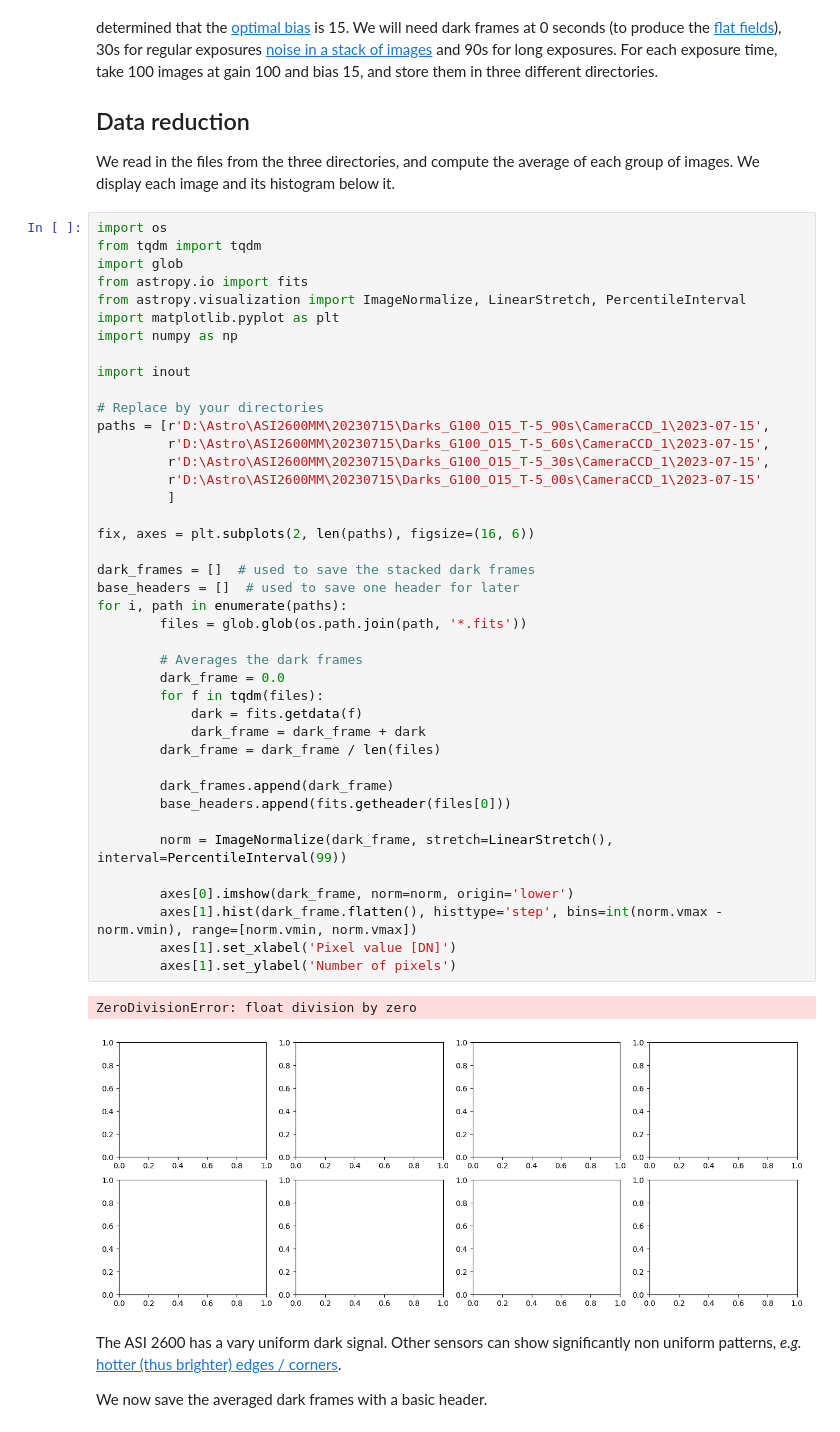
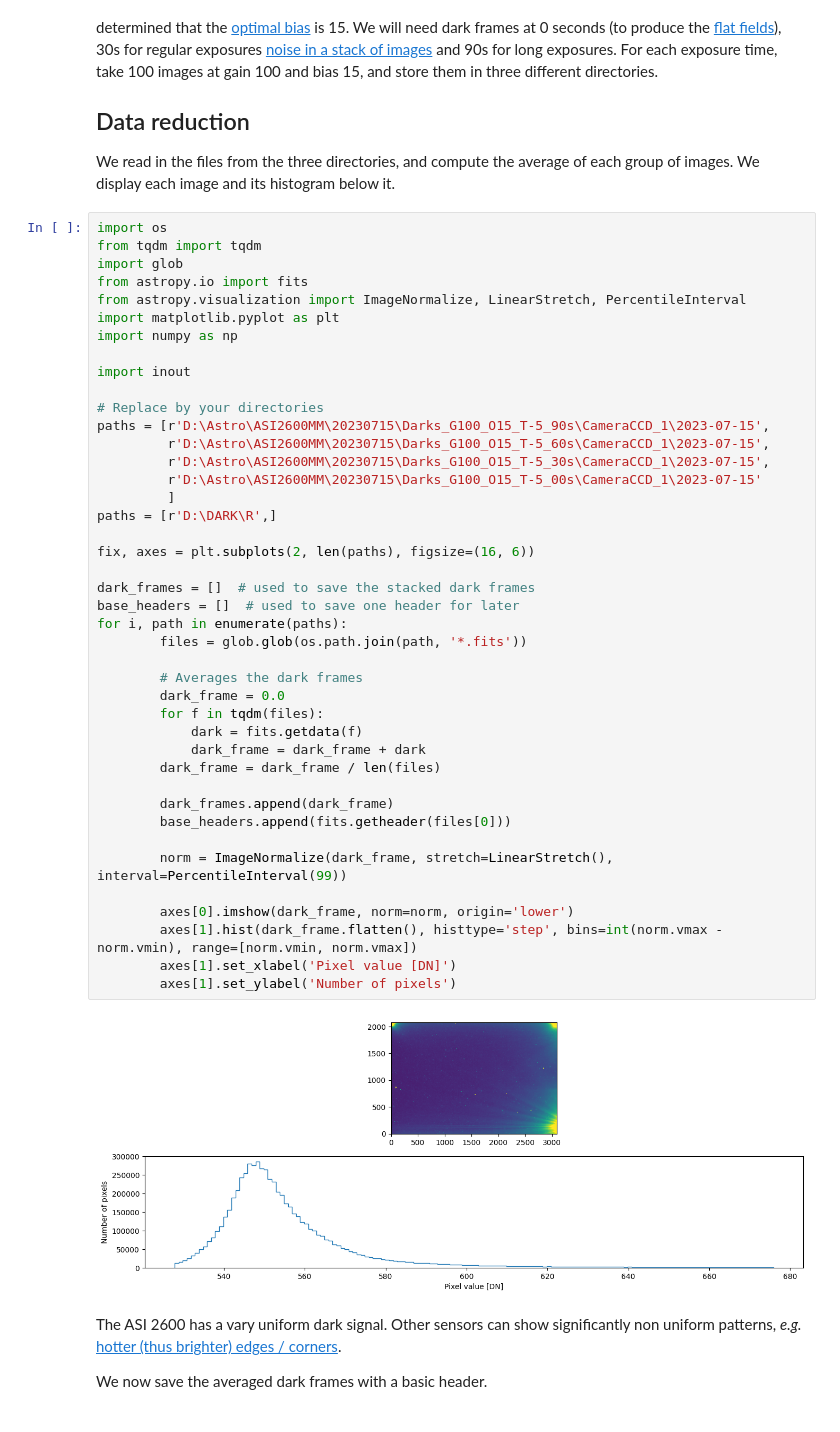
Before and after one commit to frederic-auchere/OHP, a Jupyter notebook: darks.ipynb, the cells around one changed output. Cells and saved outputs as stored; diff of their text form.

```diff
--- a/darks.ipynb
+++ b/darks.ipynb
@@ -31,35 +31,35 @@ import inout
 paths = [r'D:\Astro\ASI2600MM\20230715\Darks_G100_O15_T-5_90s\CameraCCD_1\2023-07-15',
          r'D:\Astro\ASI2600MM\20230715\Darks_G100_O15_T-5_60s\CameraCCD_1\2023-07-15',
          r'D:\Astro\ASI2600MM\20230715\Darks_G100_O15_T-5_30s\CameraCCD_1\2023-07-15',
          r'D:\Astro\ASI2600MM\20230715\Darks_G100_O15_T-5_00s\CameraCCD_1\2023-07-15'
          ]
+paths = [r'D:\DARK\R',]
 
 fix, axes = plt.subplots(2, len(paths), figsize=(16, 6))
 
 dark_frames = []  # used to save the stacked dark frames
 base_headers = []  # used to save one header for later
 for i, path in enumerate(paths):
         files = glob.glob(os.path.join(path, '*.fits'))
 
         # Averages the dark frames
         dark_frame = 0.0
         for f in tqdm(files):
             dark = fits.getdata(f)
             dark_frame = dark_frame + dark
         dark_frame = dark_frame / len(files)
 
         dark_frames.append(dark_frame)
         base_headers.append(fits.getheader(files[0]))
 
         norm = ImageNormalize(dark_frame, stretch=LinearStretch(), interval=PercentileInterval(99))
 
         axes[0].imshow(dark_frame, norm=norm, origin='lower')
         axes[1].hist(dark_frame.flatten(), histtype='step', bins=int(norm.vmax - norm.vmin), range=[norm.vmin, norm.vmax])
         axes[1].set_xlabel('Pixel value [DN]')
         axes[1].set_ylabel('Number of pixels')
 # %% [output]
-ZeroDivisionError: float division by zero
-[figure, old version]
+[figure, new version]
 # %% [markdown]
 The ASI 2600 has a vary uniform dark signal. Other sensors can show significantly non uniform patterns, *e.g.* [hotter (thus brighter) edges / corners](https://www.cloudynights.com/uploads/monthly_01_2016/post-199816-0-67542700-1452139850.jpg).
 
```
Also changed, not shown: 2 other files.
